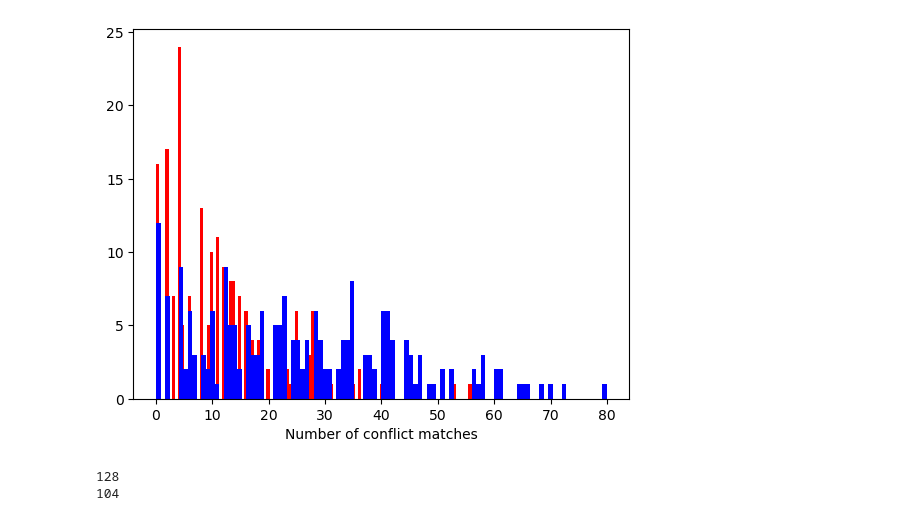
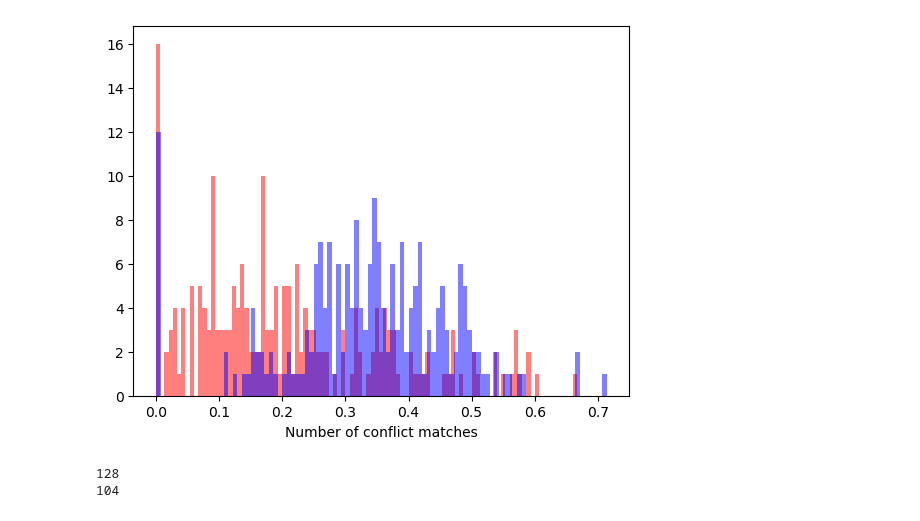
Before and after one commit to suyash144/DeepMatch, a Jupyter notebook: testing/conflict_matches.ipynb, the cells around one changed output. Cells and saved outputs as stored; diff of their text form; code cells hidden in the pictures.

```diff
--- a/testing/conflict_matches.ipynb
+++ b/testing/conflict_matches.ipynb
@@ -49,41 +49,44 @@ mt_path = os.path.join(test_data_root, "AL036", "19011116882", "3", "new_matchta
 mt = pd.read_csv(mt_path)
 dnn_matches, um_matches = get_matches(mt, mt_path, 4,5)
 # %%
-def conflicts(matches):
+def conflicts(matches, prop:bool):
     conflicts = []
     for idx, match in matches.iterrows():
         id1 = match["ID1"]
         id2 = match["ID2"]
         r1 = match["RecSes1"]
         r2 = match["RecSes2"]
 
         neuron1=matches.loc[(matches["ID1"]==id1) & (matches["RecSes1"]==r1),:]
         if len(neuron1)>1:
             conflicts.append((r1,id1,r2,id2))
 
         neuron2=matches.loc[(matches["ID2"]==id2) & (matches["RecSes2"]==r2),:]
         if len(neuron2)>1:
             conflicts.append((r1,id1,r2,id2))
-    return set(conflicts)
+    if not prop:
+        return len(set(conflicts))
+    else:
+        return len(set(conflicts))/len(matches)
 
 mt = pd.read_csv(mt_path)
 sessions = set(mt["RecSes1"].unique())
 
 conflict_matches_dnn = []
 conflict_matches_um = []
 for r1 in sessions:
     for r2 in sessions:
         if r1>=r2:
             continue
         dnn_matches, um_matches = get_matches(mt, mt_path, r1, r2)
-        conflict_matches_dnn.append(len(conflicts(dnn_matches)))
-        conflict_matches_um.append(len(conflicts(um_matches)))
-plt.hist(conflict_matches_dnn, bins = 100, label="DNN", color="r")
-plt.hist(conflict_matches_um, bins = 100, label="UM", color="b")
+        conflict_matches_dnn.append(conflicts(dnn_matches, prop=True))
+        conflict_matches_um.append(conflicts(um_matches, prop=True))
+plt.hist(conflict_matches_dnn, bins = 100, label="DNN", color="r", alpha=0.5)
+plt.hist(conflict_matches_um, bins = 100, label="UM", color="b", alpha=0.5)
 plt.xlabel("Number of conflict matches")
 plt.show()
 # %% [output]
-[figure, old version]
+[figure, new version]
 # %%
 # TESTING DIRECTIONAL FILTER
 print(len(dnn_matches))
```
Also changed, not shown: parts of 3 cells of this notebook, 2 other files.
